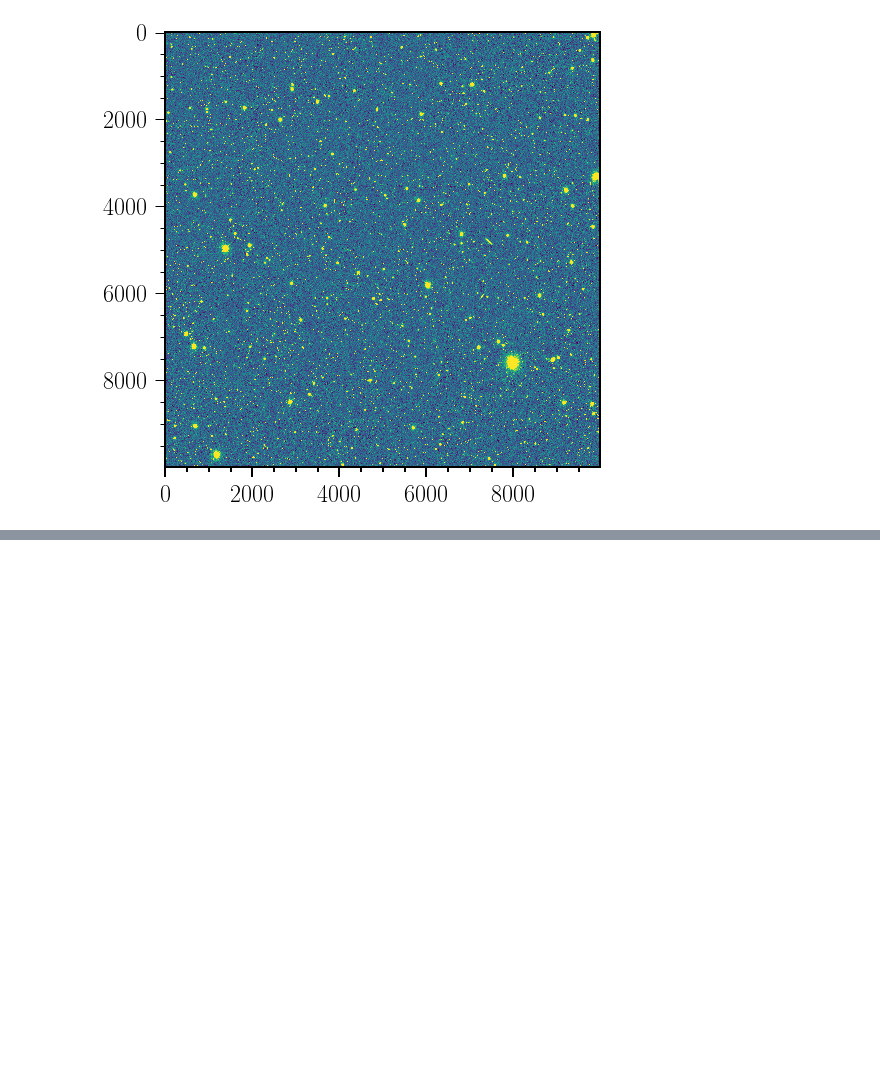
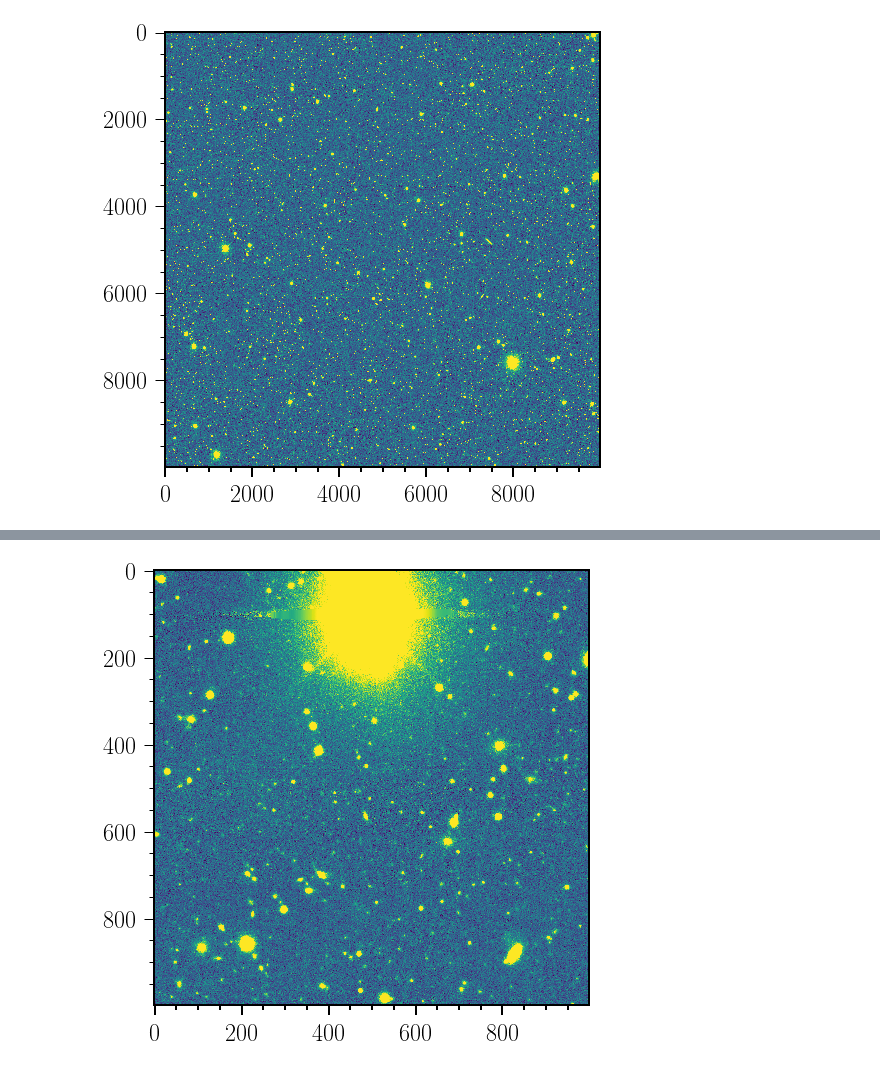
Before and after one commit to bernardinelli/python_workshop_penn, a Jupyter notebook: FITS handling.ipynb, the cells around one changed output, grey strips where cells are left out. Drawn from its saved outputs; the diff is of its cells as text; code cells hidden in the pictures; blank space fills up the shorter version.

```diff
--- a/FITS handling.ipynb
+++ b/FITS handling.ipynb
@@ -71,0 +91,5 @@ pl.show()
+# %%
+pl.imshow(image[7500:8500,7500:8500], vmin = vmin, vmax = vmax)
+pl.show()
+# %% [output]
+[figure, added]
```
Also changed, not shown: parts of 6 cells of this notebook, 6 other files.
